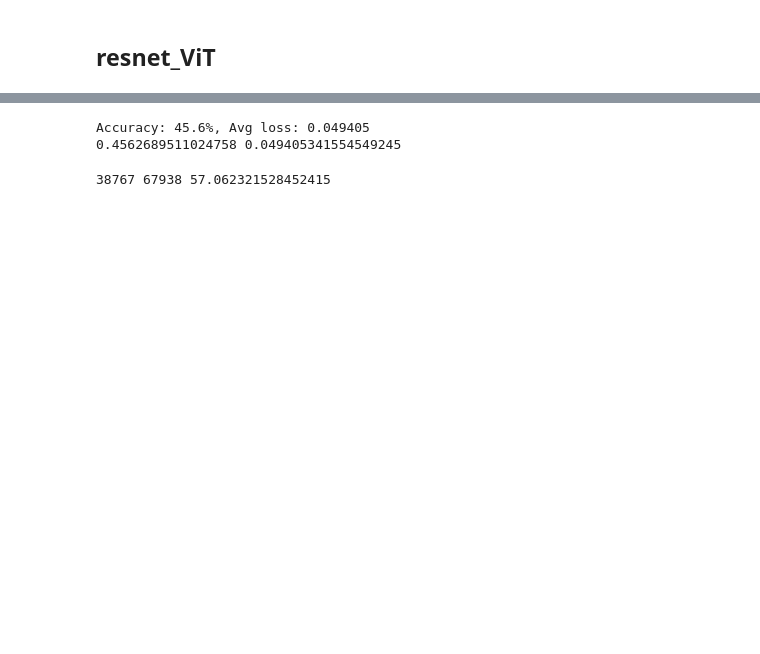
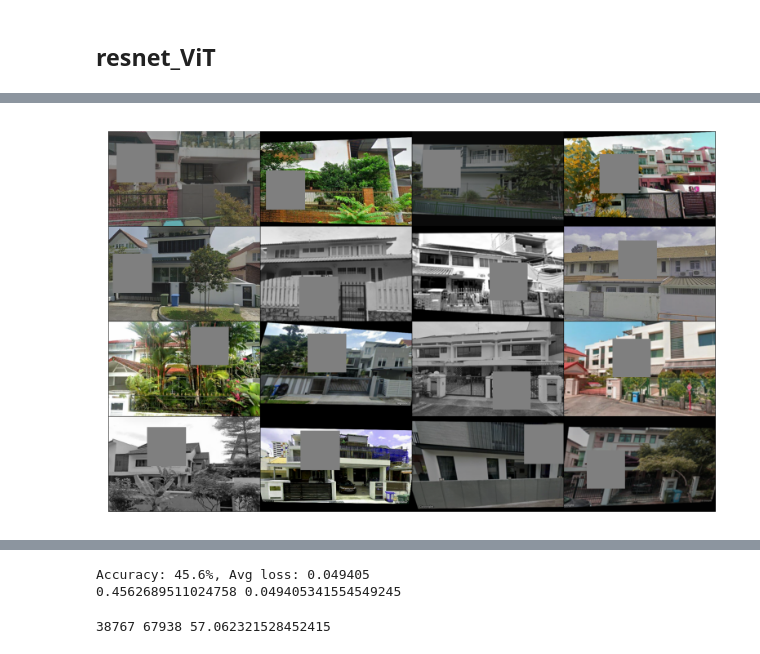
Before and after one commit to eisbetterthanpi/vision, a Jupyter notebook: resnet_ViT.ipynb, the cells around one changed output, grey strips where cells are left out. Cells and saved outputs as stored; diff of their text form; code cells hidden in the pictures; blank space fills up the shorter version.

```diff
--- a/resnet_ViT.ipynb
+++ b/resnet_ViT.ipynb
@@ -66,9 +84,10 @@ class TrainTransform(object):
                 # # transforms.RandomChoice(transforms.ColorJitter , transforms.RandomGrayscale(p=1.)
                 transforms.RandomApply([transforms.GaussianBlur(kernel_size=5, sigma=(0.1, 2.0)),], p=1.0),
                 # # transforms.RandomSolarize(threshold=130, p=0.5)
-                transforms.RandomErasing(p=1., scale=(0.1, 0.11), ratio=(1,1), value=(0.485, 0.456, 0.406)),
+                # transforms.RandomErasing(p=1., scale=(0.1, 0.11), ratio=(1,1), value=(0.485, 0.456, 0.406)),
+                transforms.RandomErasing(p=1., scale=(0.1, 0.11), ratio=(1,1), value=(0.5, 0.5, 0.5)),
                 # transforms.ToTensor(), # ToTensored at dataset level, no need to ToTensor again
-                transforms.Normalize(mean=[0.485, 0.456, 0.406], std=[0.229, 0.224, 0.225]), # normalised at dataset level. default 0.485, 0.456, 0.406], std=[0.229, 0.224, 0.225
+                # transforms.Normalize(mean=[0.485, 0.456, 0.406], std=[0.229, 0.224, 0.225]), # normalised at dataset level. default 0.485, 0.456, 0.406], std=[0.229, 0.224, 0.225
                 ])
             # ], p=1.)
 
@@ -123,13 +142,13 @@ dir='/content/gsv70kg'
 
 # data = datasets.ImageFolder(dir, transform=transform)
 data = datasets.ImageFolder(dir, transform=None)
+# torch.manual_seed(0)
+
+random.seed(0)
+np.random.seed(0)
 torch.manual_seed(0)
+torch.cuda.manual_seed_all(0)
 
-
-# random.seed(0)
-# np.random.seed(0)
-# torch.manual_seed(0)
-# torch.cuda.manual_seed_all(0)
 
 # split data manually so that can work with weighted random sampler
 # train_data, test_data = torch.utils.data.random_split(data, [.85,.15])
@@ -208,7 +227,7 @@ import matplotlib
 matplotlib.rcParams['figure.dpi'] = 300
 # display img from torch tensor
 def imshow(img):
-    img = img / 2 + 0.5  # unnormalize
+    # img = img / 2 + 0.5  # unnormalize
     plt.axis('off')
     npimg = img.numpy()
     plt.imshow(np.transpose(npimg, (1, 2, 0)))
@@ -226,3 +245,10 @@ def imshow(img):
 # images, labels = next(testiter)
 # imshow(torchvision.utils.make_grid(images,nrow=4))
 # del testiter
+# %%
+
+trainiter = iter(train_loader)
+images, labels = next(trainiter)
+images=trs(images)
+imshow(torchvision.utils.make_grid(images,nrow=4))
+# %% [output]
@@ -229,3 +256,4 @@ def imshow(img):
+[figure, added]
 # %%
 # @title resnet
 import torch
```
Also changed, not shown: parts of 10 cells of this notebook.
